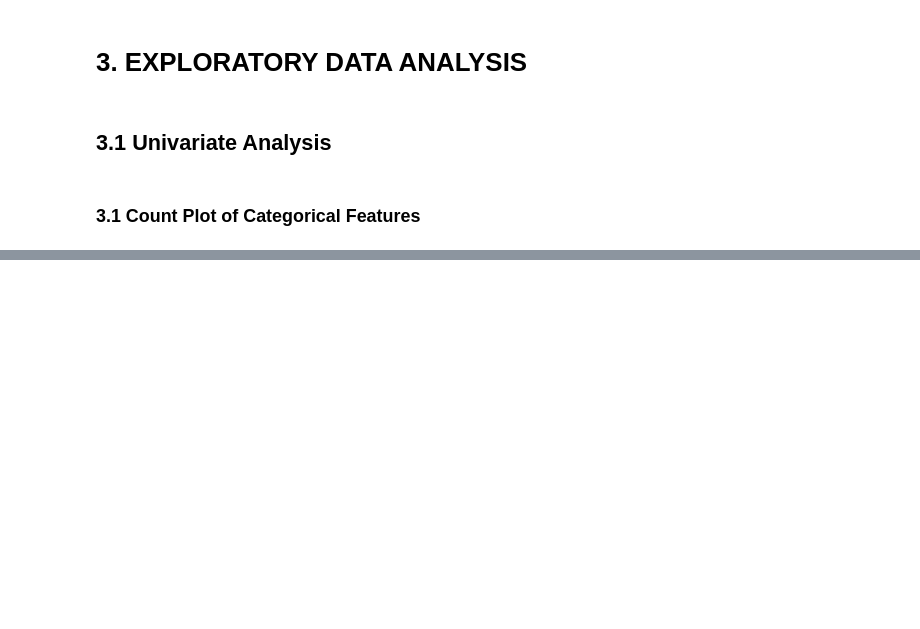
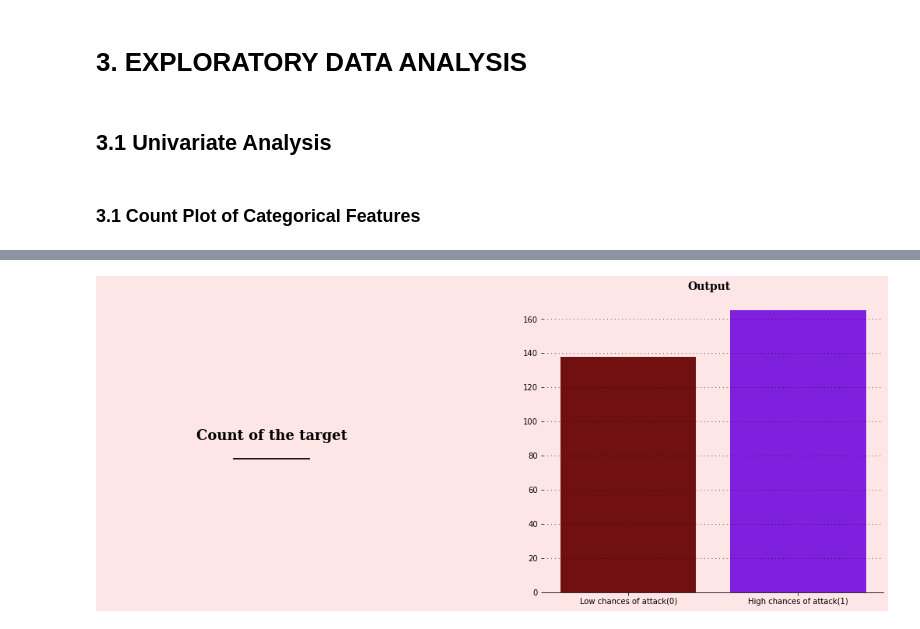
Before and after one commit to anyfish/notebook_project_ml, a Jupyter notebook: eda-heart-attacK.ipynb, the cells around one changed output, grey strips where cells are left out. Drawn from its saved outputs; the diff is of its cells as text; code cells hidden in the pictures; blank space fills up the shorter version.

```diff
--- a/eda-heart-attacK.ipynb
+++ b/eda-heart-attacK.ipynb
@@ -222,0 +369,43 @@ Text(0, 0.5, '')
+# %%
+fig = plt.figure(figsize=(18,7))
+gs = fig.add_gridspec(1,2)
+gs.update(wspace=0.3, hspace=0.15)
+ax0 = fig.add_subplot(gs[0,0])
+ax1 = fig.add_subplot(gs[0,1])
+
+background_color = "#ffe6e6"
+color_palette = ["#800000","#8000ff","#6aac90","#5833ff","#da8829"]
+fig.patch.set_facecolor(background_color)
+ax0.set_facecolor(background_color)
+ax1.set_facecolor(background_color)
+
+# Title of the plot
+ax0.text(0.5,0.5,"Count of the target\n___________",
+        horizontalalignment = 'center',
+        verticalalignment = 'center',
+        fontsize = 18,
+        fontweight='bold',
+        fontfamily='serif',
+        color='#000000')
+
+ax0.set_xticklabels([])
+ax0.set_yticklabels([])
+ax0.tick_params(left=False, bottom=False)
+
+# Target Count
+ax1.text(0.35,177,"Output",fontsize=14, fontweight='bold', fontfamily='serif', color="#000000")
+ax1.grid(color='#000000', linestyle=':', axis='y', zorder=0,  dashes=(1,5))
+sns.countplot(ax=ax1, data=df, x = 'output',palette = color_palette)
+ax1.set_xlabel("")
+ax1.set_ylabel("")
+ax1.set_xticklabels(["Low chances of attack(0)","High chances of attack(1)"])
+
+ax0.spines["top"].set_visible(False)
+ax0.spines["left"].set_visible(False)
+ax0.spines["bottom"].set_visible(False)
+ax0.spines["right"].set_visible(False)
+ax1.spines["top"].set_visible(False)
+ax1.spines["left"].set_visible(False)
+ax1.spines["right"].set_visible(False)
+# %% [output]
+[figure, added]
```
Also changed, not shown: parts of 2 cells of this notebook.
